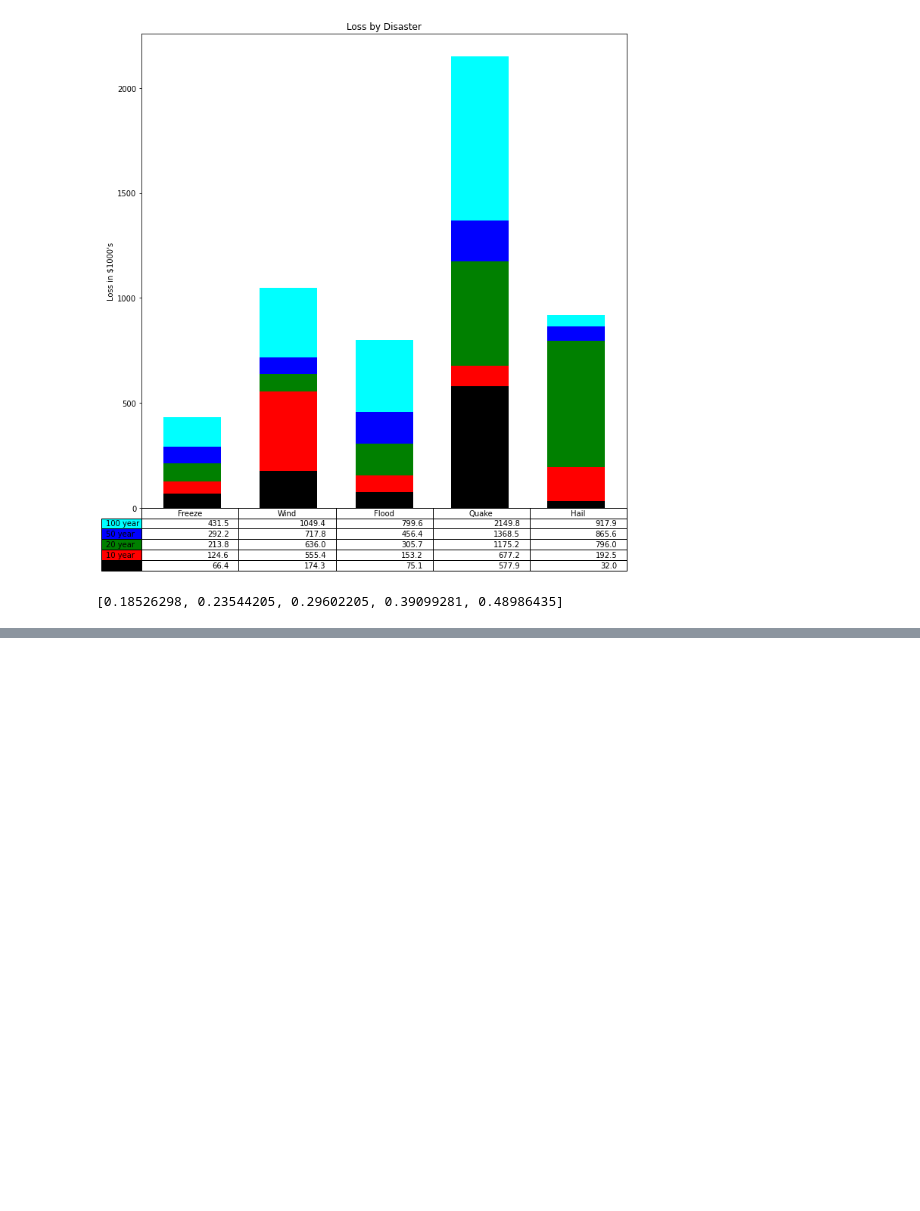
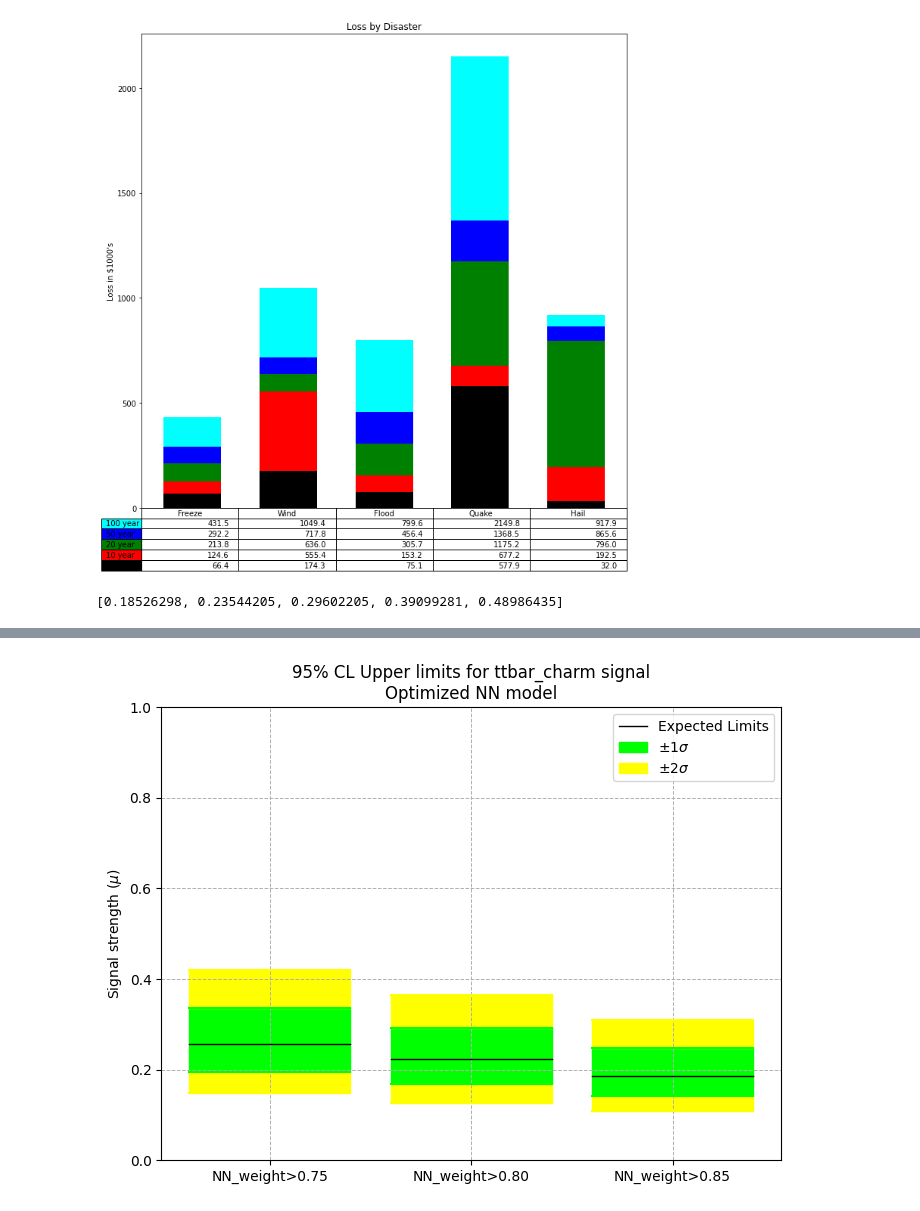
Before and after one commit to mghasemi19/TopFC, a Jupyter notebook: Fit_results/UL_plots.ipynb, the cells around one changed output, grey strips where cells are left out. Cells and saved outputs as stored; diff of their text form; code cells hidden in the pictures; blank space fills up the shorter version.

```diff
--- a/Fit_results/UL_plots.ipynb
+++ b/Fit_results/UL_plots.ipynb
@@ -150,0 +197,7 @@ plt.show()
+# %%
+UL_plots('[array(0.14873523), array(0.19424455), array(0.25644373), array(0.33585532), array(0.42002072)]',
+         '[array(0.12707925), array(0.16757882), array(0.22227411), array(0.29145953), array(0.36467137)]',
+         '[array(0.10767591), array(0.1405507), array(0.18641008), array(0.2464848), array(0.30998985)]',
+         'ttbar_charm', 'NN_weight>0.75', 'NN_weight>0.80', 'NN_weight>0.85', 'Optimized NN model', [0,1])
+# %% [output]
+[figure, added]
```
Also changed, not shown: parts of 8 cells of this notebook.
